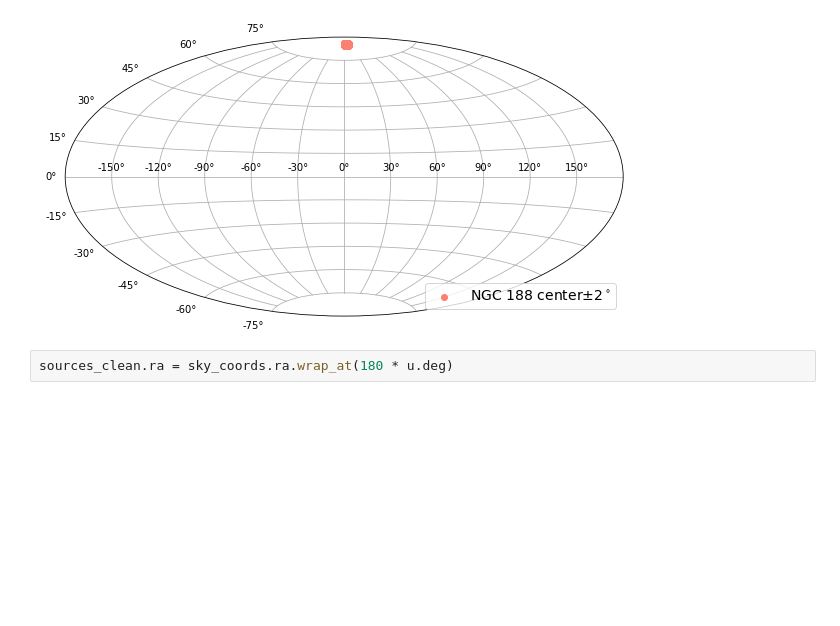
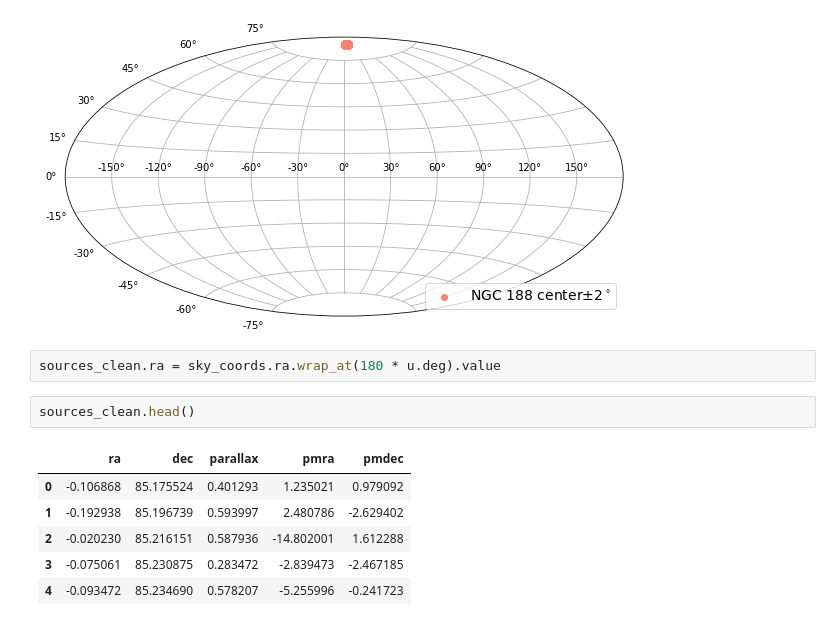
Before and after one commit to maja-jablonska/blue-stragglers-with-gaia, a Jupyter notebook: ngc_188_clustering.ipynb, the cells around one changed output. Drawn from its saved outputs; the diff is of its cells as text; blank space fills up the shorter version.

```diff
--- a/ngc_188_clustering.ipynb
+++ b/ngc_188_clustering.ipynb
@@ -44,5 +36,14 @@ plt.legend(loc='lower right', fontsize=14)
 <matplotlib.legend.Legend at 0x...>
 [figure]
 # %%
-sources_clean.ra = sky_coords.ra.wrap_at(180 * u.deg)
+sources_clean.ra = sky_coords.ra.wrap_at(180 * u.deg).value
+# %%
+sources_clean.head()
+# %% [output]
+|  | ra | dec | parallax | pmra | pmdec |
+| 0 | -0.106868 | 85.175524 | 0.401293 | 1.235021 | 0.979092 |
+| 1 | -0.192938 | 85.196739 | 0.593997 | 2.480786 | -2.629402 |
+| 2 | -0.020230 | 85.216151 | 0.587936 | -14.802001 | 1.612288 |
+| 3 | -0.075061 | 85.230875 | 0.283472 | -2.839473 | -2.467185 |
+| 4 | -0.093472 | 85.234690 | 0.578207 | -5.255996 | -0.241723 |
 # %%
```
Also changed, not shown: parts of 8 cells of this notebook, 4 other files.
